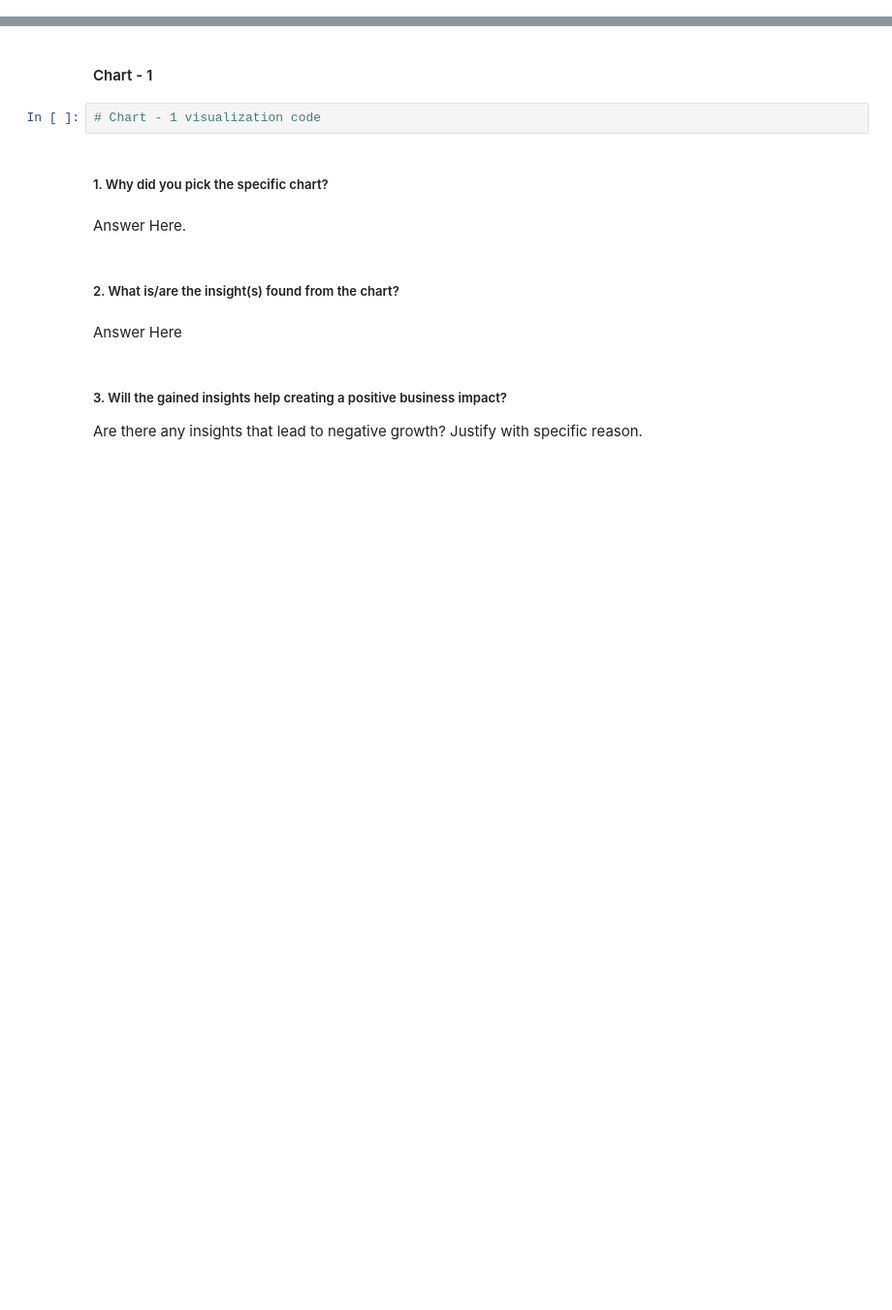
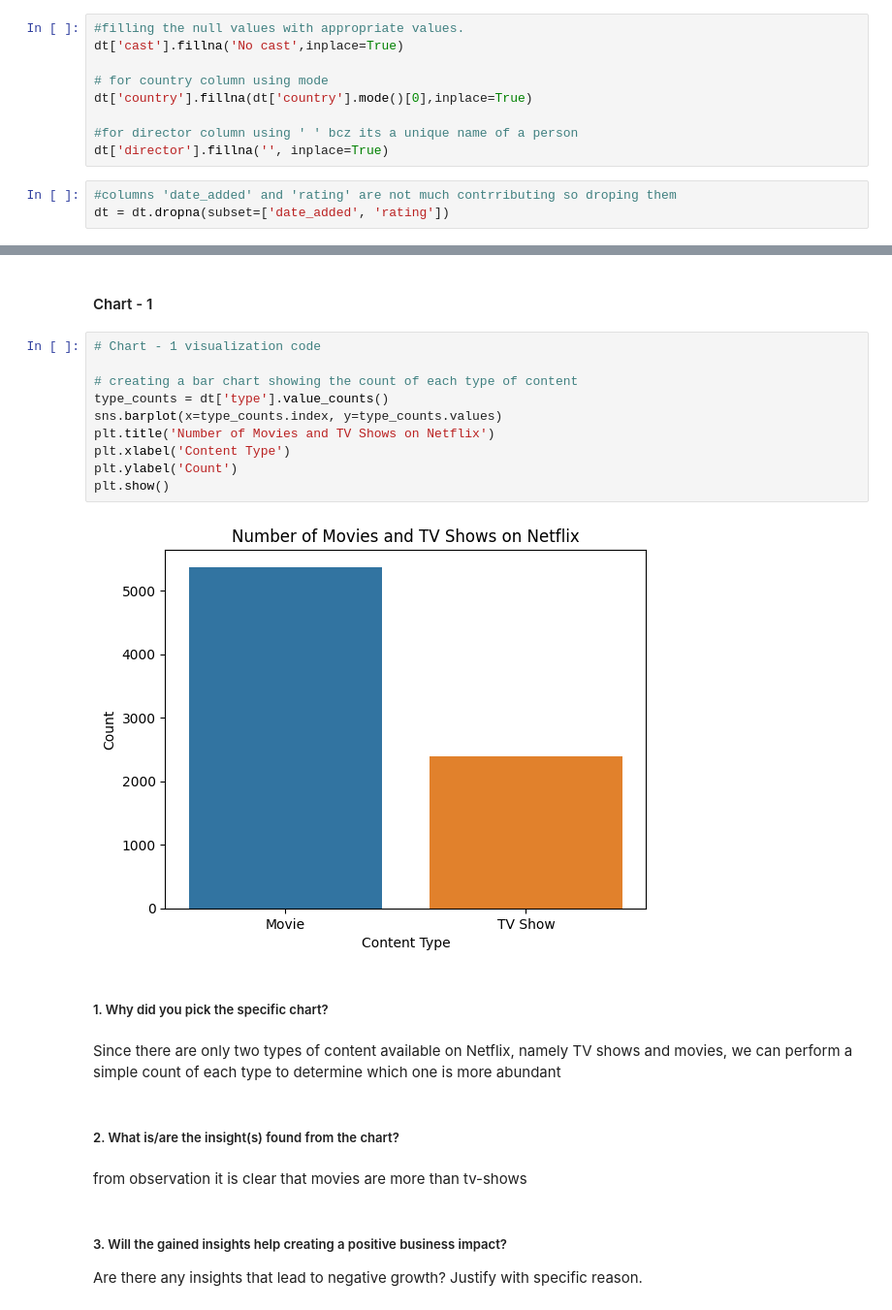
Before and after one commit to shyamsgadekar/Netflix-Movies-And-TV-Shows-Clustering, a Jupyter notebook: Netflix_Movies&TV_Shows_Clustering_shyam_gadekar.ipynb, the cells around one changed output, grey strips where cells are left out. Shown at 97% size. Cells and saved outputs as stored; diff of their text form; blank space fills up the shorter version.

```diff
--- a/Netflix_Movies&TV_Shows_Clustering_shyam_gadekar.ipynb
+++ b/Netflix_Movies&TV_Shows_Clustering_shyam_gadekar.ipynb
@@ -352,0 +434,12 @@ contents are
+# %%
+#filling the null values with appropriate values.
+dt['cast'].fillna('No cast',inplace=True)
+
+# for country column using mode
+dt['country'].fillna(dt['country'].mode()[0],inplace=True)
+
+#for director column using ' ' bcz its a unique name of a person
+dt['director'].fillna('', inplace=True)
+# %%
+#columns 'date_added' and 'rating' are not much contrributing so droping them
+dt = dt.dropna(subset=['date_added', 'rating'])
@@ -358,16 +468,26 @@ Answer Here.
 ## ***4. Data Vizualization, Storytelling & Experimenting with charts : Understand the relationships between variables***
 # %% [markdown]
 #### Chart - 1
-# %%
-# Chart - 1 visualization code
+# %%
+# Chart - 1 visualization code
+
+# creating a bar chart showing the count of each type of content
+type_counts = dt['type'].value_counts()
+sns.barplot(x=type_counts.index, y=type_counts.values)
+plt.title('Number of Movies and TV Shows on Netflix')
+plt.xlabel('Content Type')
+plt.ylabel('Count')
+plt.show()
+# %% [output]
+[figure, added]
 # %% [markdown]
 ##### 1. Why did you pick the specific chart?
-# %% [markdown]
-Answer Here.
+# %% [markdown]
+Since there are only two types of content available on Netflix, namely TV shows and movies, we can perform a simple count of each type to determine which one is more abundant
 # %% [markdown]
 ##### 2. What is/are the insight(s) found from the chart?
-# %% [markdown]
-Answer Here
+# %% [markdown]
+from observation it is clear that movies are more than tv-shows
 # %% [markdown]
 ##### 3. Will the gained insights help creating a positive business impact?
 Are there any insights that lead to negative growth? Justify with specific reason.
```
Also changed, not shown: parts of 38 cells of this notebook.
